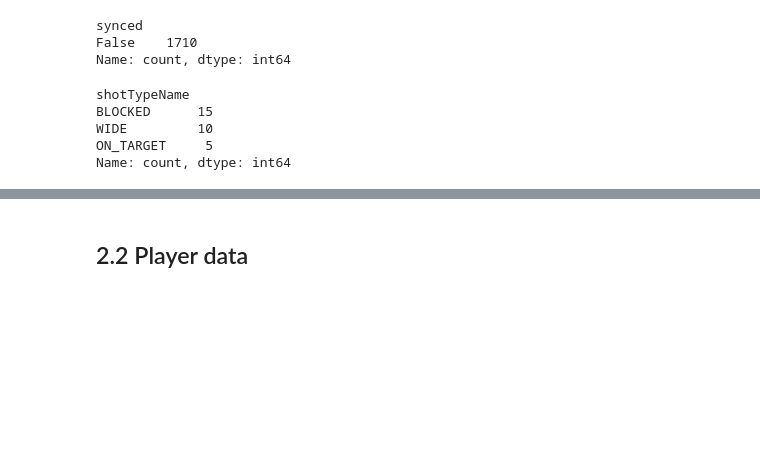
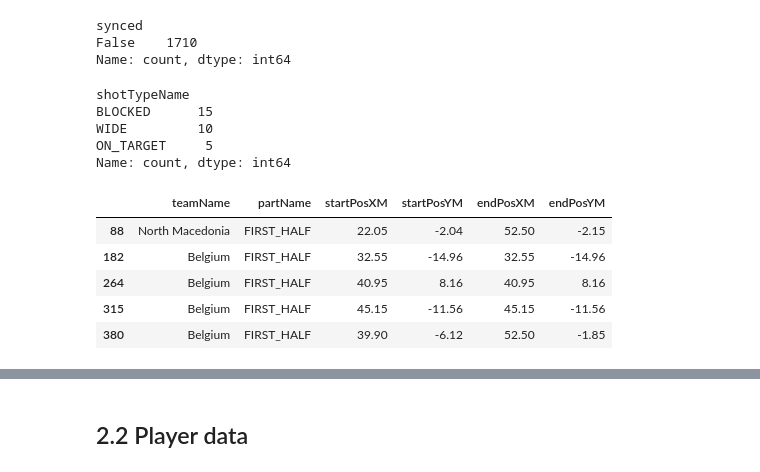
Before and after one commit to MarijnSt/belgium-north-macedonia-analysis, a Jupyter notebook: notebooks/data_exploration.ipynb, the cells around one changed output, grey strips where cells are left out. Saved outputs shown, nothing was run; the diff lists cells and outputs as text; code cells hidden in the pictures; blank space fills up the shorter version.

```diff
--- a/notebooks/data_exploration.ipynb
+++ b/notebooks/data_exploration.ipynb
@@ -210,3 +210,12 @@ BLOCKED      15
 WIDE         10
 ON_TARGET     5
 Name: count, dtype: int64
+# %%
+events_data[events_data["baseTypeName"] == "SHOT"][["teamName", "partName", "startPosXM", "startPosYM", "endPosXM", "endPosYM"]].head()
+# %% [output]
+|  | teamName | partName | startPosXM | startPosYM | endPosXM | endPosYM |
+| 88 | North Macedonia | FIRST_HALF | 22.05 | -2.04 | 52.50 | -2.15 |
+| 182 | Belgium | FIRST_HALF | 32.55 | -14.96 | 32.55 | -14.96 |
+| 264 | Belgium | FIRST_HALF | 40.95 | 8.16 | 40.95 | 8.16 |
+| 315 | Belgium | FIRST_HALF | 45.15 | -11.56 | 45.15 | -11.56 |
+| 380 | Belgium | FIRST_HALF | 39.90 | -6.12 | 52.50 | -1.85 |
```
Also changed, not shown: parts of 2 cells of this notebook, 2 other files.
